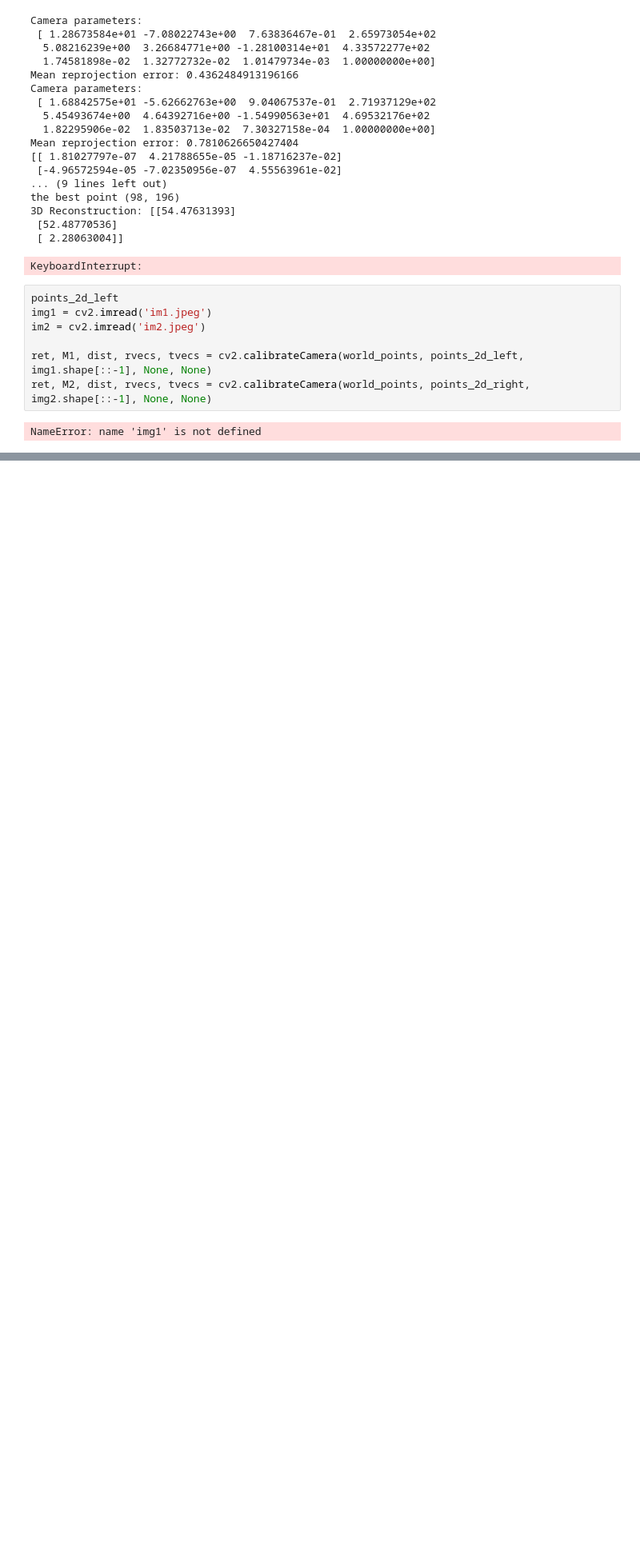
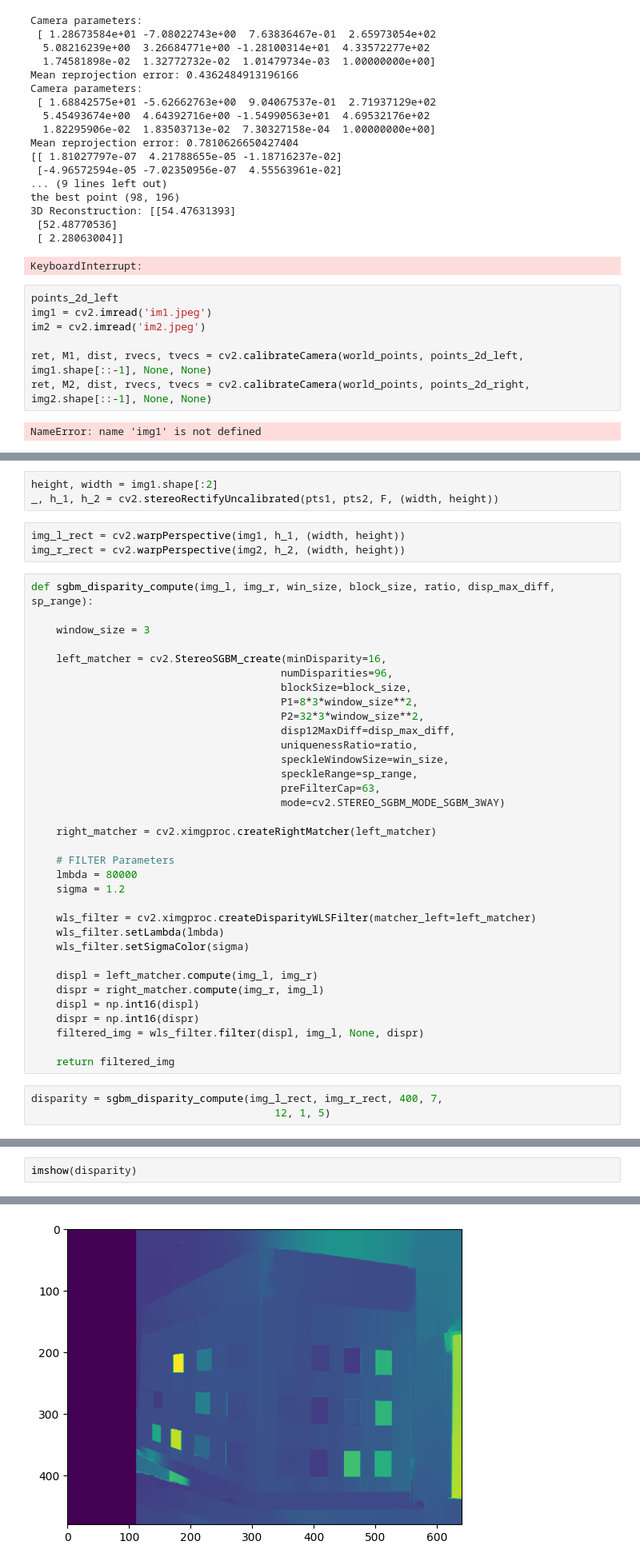
Before and after one commit to Rajathbharadwaj/VP-COMP-8510, a Jupyter notebook: project3.ipynb, the cells around one changed output, grey strips where cells are left out. Shown at 80% size. Saved outputs shown, nothing was run; the diff lists cells and outputs as text; blank space fills up the shorter version.

```diff
--- a/project3.ipynb
+++ b/project3.ipynb
@@ -909,0 +957,43 @@ NameError: name 'img1' is not defined
+# %%
+height, width = img1.shape[:2]
+_, h_1, h_2 = cv2.stereoRectifyUncalibrated(pts1, pts2, F, (width, height))
+# %%
+img_l_rect = cv2.warpPerspective(img1, h_1, (width, height))
+img_r_rect = cv2.warpPerspective(img2, h_2, (width, height))
+# %%
+def sgbm_disparity_compute(img_l, img_r, win_size, block_size, ratio, disp_max_diff, sp_range):
+
+    window_size = 3
+
+    left_matcher = cv2.StereoSGBM_create(minDisparity=16,
+                                        numDisparities=96,
+                                        blockSize=block_size,
+                                        P1=8*3*window_size**2,
+                                        P2=32*3*window_size**2,
+                                        disp12MaxDiff=disp_max_diff,
+                                        uniquenessRatio=ratio,
+                                        speckleWindowSize=win_size,
+                                        speckleRange=sp_range,
+                                        preFilterCap=63,
+                                        mode=cv2.STEREO_SGBM_MODE_SGBM_3WAY)
+
+    right_matcher = cv2.ximgproc.createRightMatcher(left_matcher)
+
+    # FILTER Parameters
+    lmbda = 80000
+    sigma = 1.2
+
+    wls_filter = cv2.ximgproc.createDisparityWLSFilter(matcher_left=left_matcher)
+    wls_filter.setLambda(lmbda)
+    wls_filter.setSigmaColor(sigma)
+
+    displ = left_matcher.compute(img_l, img_r)
+    dispr = right_matcher.compute(img_r, img_l)
+    displ = np.int16(displ)
+    dispr = np.int16(dispr)
+    filtered_img = wls_filter.filter(displ, img_l, None, dispr)
+
+    return filtered_img
+# %%
+disparity = sgbm_disparity_compute(img_l_rect, img_r_rect, 400, 7,
+                                       12, 1, 5)
@@ -909,0 +1028,3 @@ NameError: name 'img1' is not defined
+# %%
+imshow(disparity)
+# %% [output]
@@ -909,0 +1032 @@ NameError: name 'img1' is not defined
+[figure, added]
```
Also changed, not shown: parts of 36 cells of this notebook, 2 other files.
